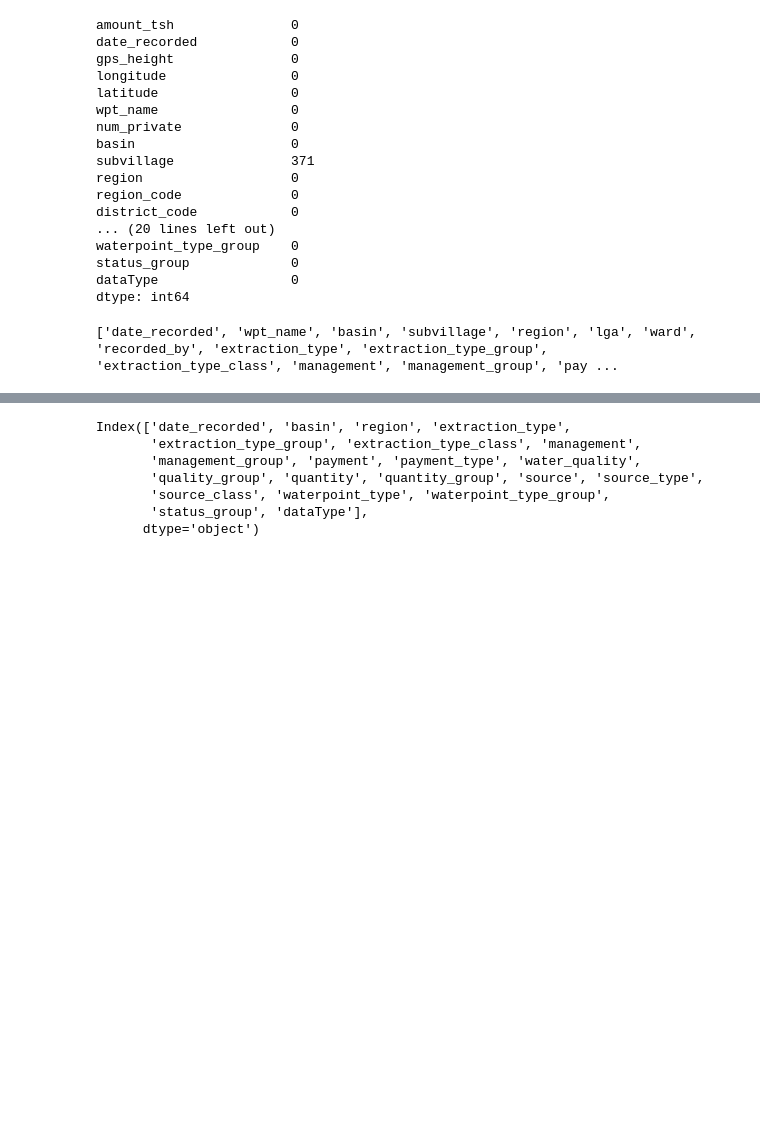
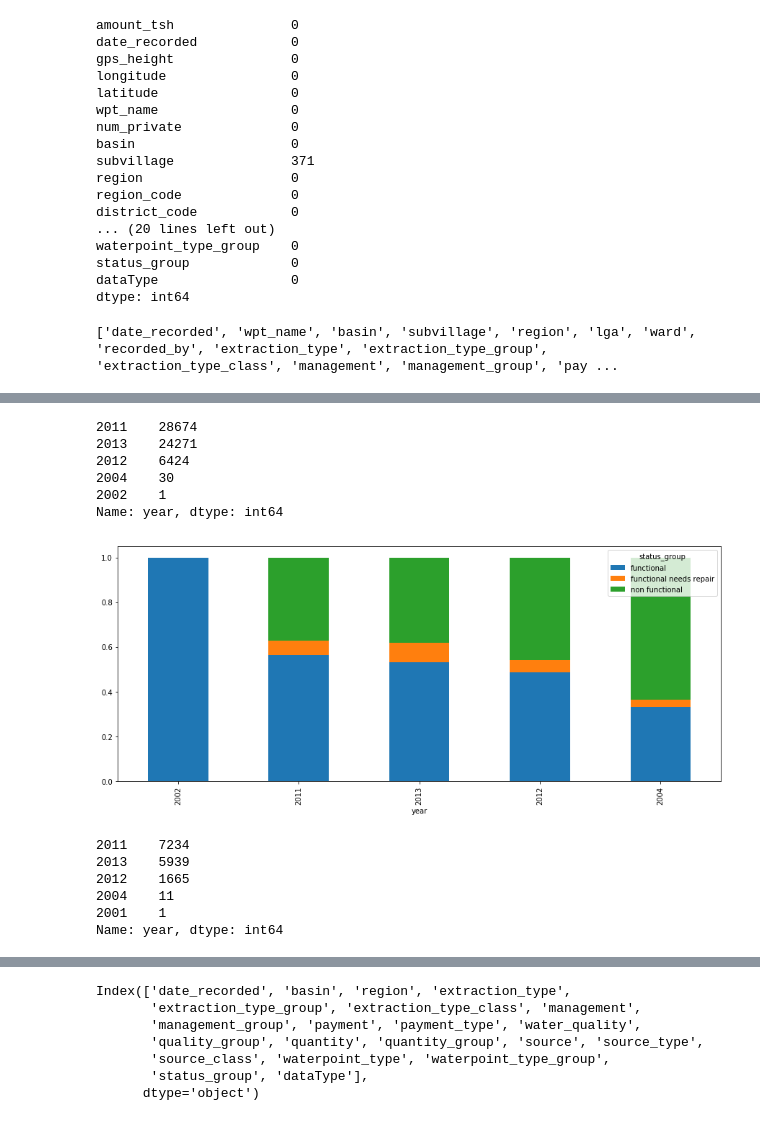
Before and after one commit to JohnErnestBonanno/WaterPump, a Jupyter notebook: Cleaning_WaterPump.ipynb, the cells around one changed output, grey strips where cells are left out. Drawn from its saved outputs; the diff is of its cells as text; code cells hidden in the pictures; blank space fills up the shorter version.

Commit message:
Split DateTime into Y/M/D columns

```diff
--- a/Cleaning_WaterPump.ipynb
+++ b/Cleaning_WaterPump.ipynb
@@ -155,0 +154,13 @@ Name: date_recorded, dtype: datetime64[ns]
+# %%
+#create columns to split out the data
+train['year'] = pd.DatetimeIndex(train['date_recorded']).year
+train['month'] = pd.DatetimeIndex(train['date_recorded']).month
+train['day'] = pd.DatetimeIndex(train['date_recorded']).day
+
+test['year'] = pd.DatetimeIndex(test['date_recorded']).year
+test['month'] = pd.DatetimeIndex(test['date_recorded']).month
+test['day'] = pd.DatetimeIndex(test['date_recorded']).day
+
+trainTest['year'] = pd.DatetimeIndex(trainTest['date_recorded']).year
+trainTest['month'] = pd.DatetimeIndex(trainTest['date_recorded']).month
+trainTest['day'] = pd.DatetimeIndex(trainTest['date_recorded']).day
@@ -155,0 +176,33 @@ Name: date_recorded, dtype: datetime64[ns]
+# %%
+plt.rcParams['figure.figsize']=(15,6)
+
+train.groupby('year').status_group.value_counts(
+    normalize = True).unstack().sort_values(['functional'],ascending=False).plot(
+    kind='bar',stacked = True)
+
+#how many counts did we have for 2002 and 2004?
+print(train.year.value_counts())
+
+#any data before 2011 may not be helpful.  Possible that the data is way less accurate
+# %% [output]
+2011    28674
+2013    24271
+2012    6424
+2004    30
+2002    1
+Name: year, dtype: int64
+[figure, added]
+# %%
+#what years does the test set have?
+test.year.value_counts()
+
+#as predicted in the train set, there aren't a ton of values pre 2011.
+
+#pre 2011 might be a good cut off to feature engineer
+# %% [output]
+2011    7234
+2013    5939
+2012    1665
+2004    11
+2001    1
+Name: year, dtype: int64
```
Also changed, not shown: parts of 5 cells of this notebook.
